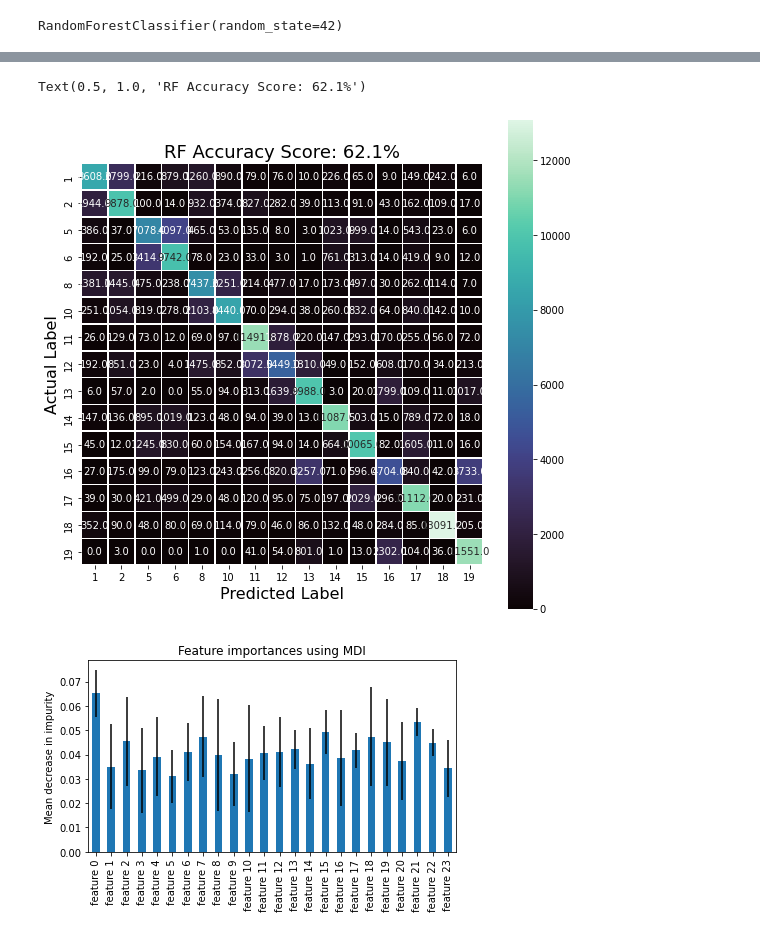
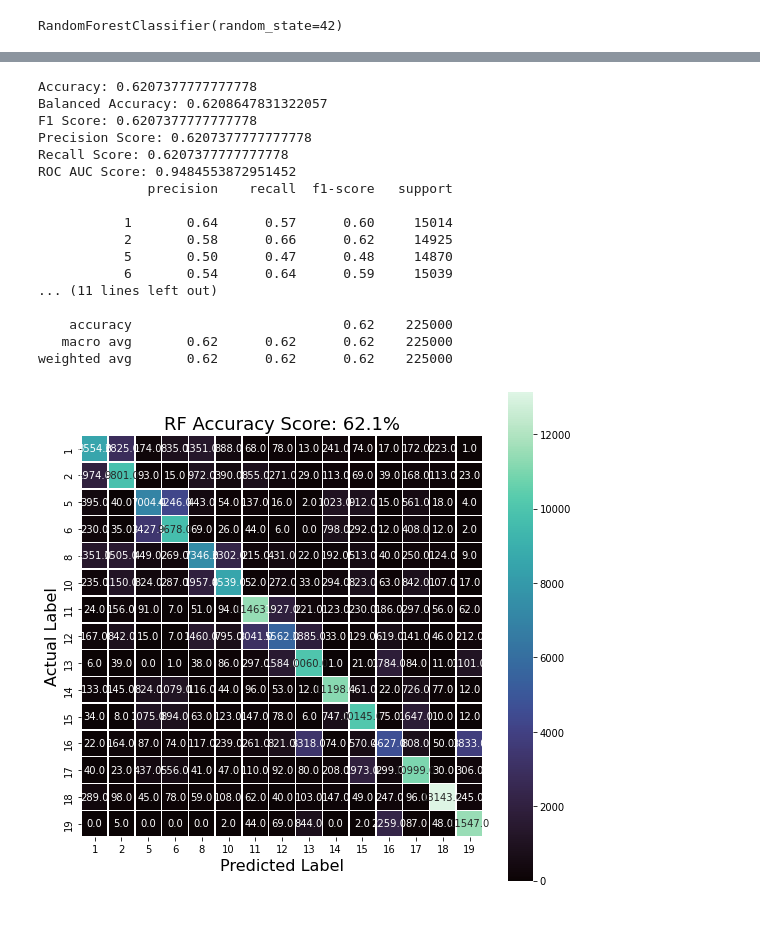
Before and after one commit to MudSnail/Land_Cover_Classification, a Jupyter notebook: Feature_Importance.ipynb, the cells around one changed output, grey strips where cells are left out. Cells and saved outputs as stored; diff of their text form; code cells hidden in the pictures.

```diff
--- a/Feature_Importance.ipynb
+++ b/Feature_Importance.ipynb
@@ -210,45 +219,25 @@ weighted avg       0.62      0.62      0.62    225000
-# %%
-#Create a confusion matrix
-matrix = confusion_matrix(y_test, y_prediction)
-
-#Visualize the matrix with Seaborn
-
-#Write title to display accuracy score
-score = balanced_accuracy_score(y_test, y_prediction)
-all_sample_title = 'RF Accuracy Score: {0}%'.format(round(score,3)*100)
-
-#Set figure shape
-plt.figure(figsize=(9,9))
-
-#Use heatmap
-p = sns.heatmap(matrix, annot=True, fmt=".1f", linewidths=0.5, square=True, cmap="mako")
-
-#Label the plot
-label = [1,2,5,6,8,10,11,12,13,14,15,16,17,18,19]
-p.set_ylabel('Actual Label', size=16)
-p.set_xlabel('Predicted Label', size = 16)
-p.set_xticklabels(label)
-p.set_yticklabels(label)
-p.set_title(all_sample_title, size = 18)
-
-#save
-# fig = p.get_figure()
-# fig.savefig('/content/drive/MyDrive/james_bay_Cmatrix.png')
-# %% [output]
-Text(0.5, 1.0, 'RF Accuracy Score: 62.1%')
-[figure, removed]
-# %%
-#Find which features were most important
-importances = rfc.feature_importances_
-std = np.std([tree.feature_importances_ for tree in rfc.estimators_], axis=0)
-feature_names = [f"feature {i}" for i in range(X.shape[1])]
-
-forest_importances = pd.Series(importances, index=feature_names)
-
-fig, ax = plt.subplots()
-forest_importances.plot.bar(yerr=std, ax=ax)
-ax.set_title("Feature importances using MDI")
-ax.set_ylabel("Mean decrease in impurity")
-fig.tight_layout()
-# %% [output]
-[figure, removed]
+# %%
+#Print all scores
+get_scores(X_test, y_test)
+
+#Print Confusion Matrix
+create_class_matrix(X_test, y_test)
+# %% [output]
+Accuracy: 0.6207377777777778
+Balanced Accuracy: 0.6208647831322057
+F1 Score: 0.6207377777777778
+Precision Score: 0.6207377777777778
+Recall Score: 0.6207377777777778
+ROC AUC Score: 0.9484553872951452
+              precision    recall  f1-score   support
+
+           1       0.64      0.57      0.60     15014
+           2       0.58      0.66      0.62     14925
+           5       0.50      0.47      0.48     14870
+           6       0.54      0.64      0.59     15039
+... (11 lines left out)
+
+    accuracy                           0.62    225000
+   macro avg       0.62      0.62      0.62    225000
+weighted avg       0.62      0.62      0.62    225000
+[figure, added]
```
Also changed, not shown: parts of 22 cells of this notebook.
